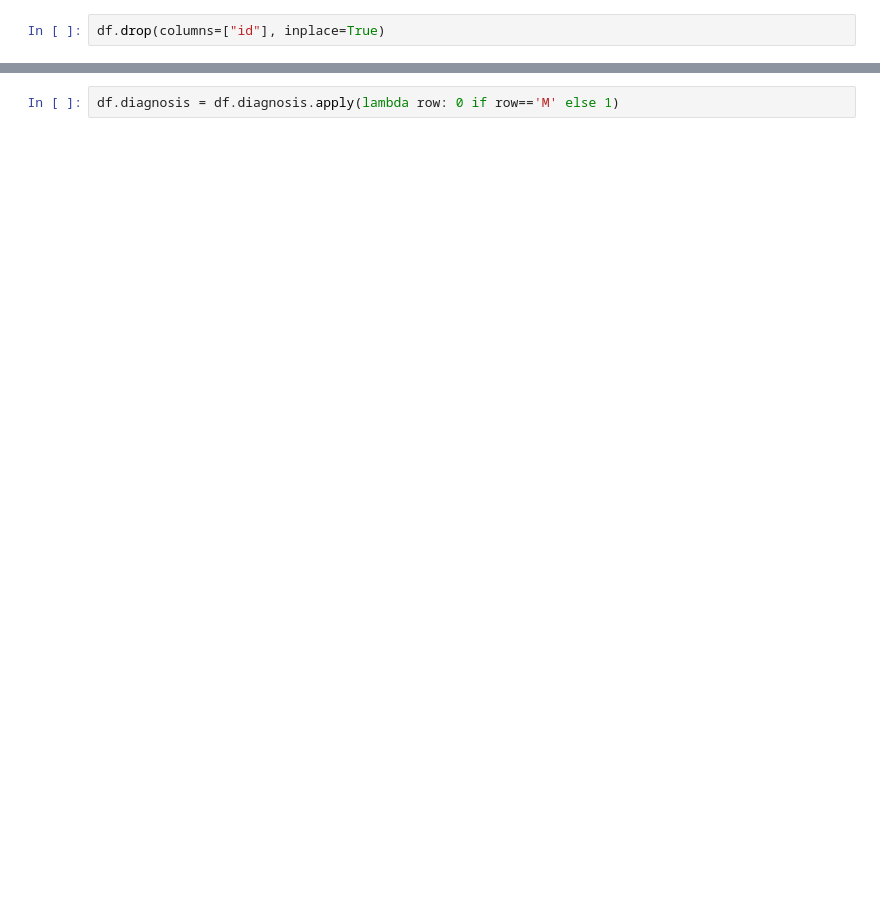
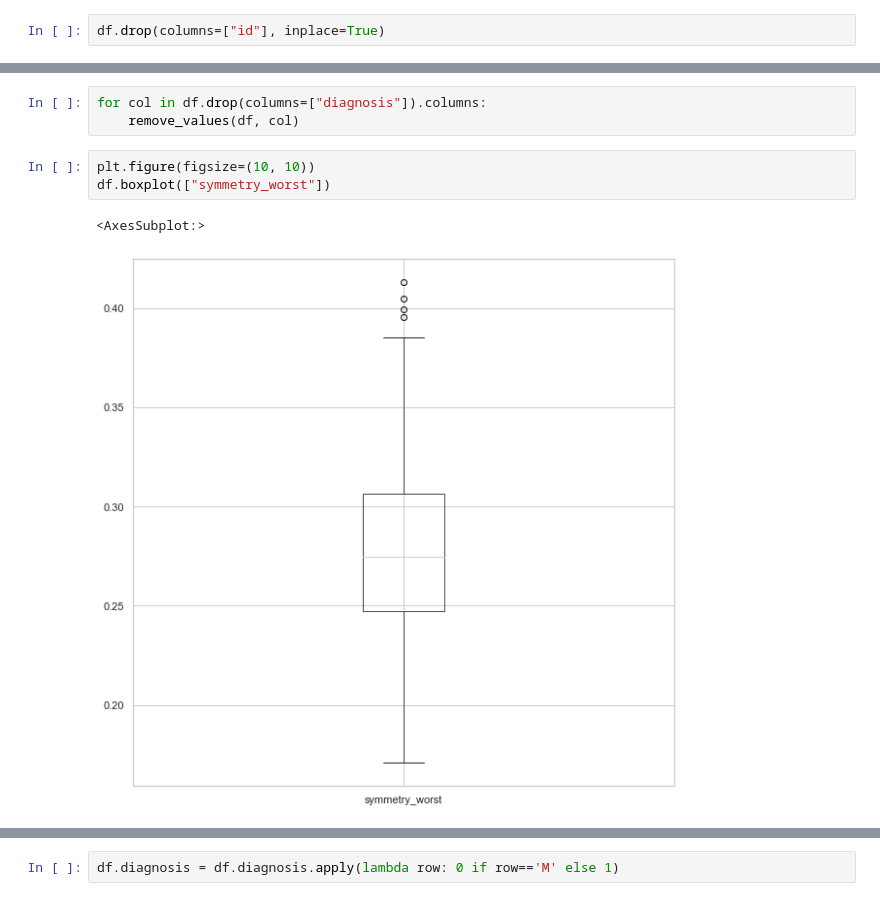
Before and after one commit to AnnaGawrysiak/Breast_cancer_ML, a Jupyter notebook: Cancer.ipynb, the cells around one changed output, grey strips where cells are left out. Drawn from its saved outputs; the diff is of its cells as text; blank space fills up the shorter version.

```diff
--- a/Cancer.ipynb
+++ b/Cancer.ipynb
@@ -179,0 +133,9 @@ df.boxplot(["symmetry_worst"])
+# %%
+for col in df.drop(columns=["diagnosis"]).columns:
+    remove_values(df, col)
+# %%
+plt.figure(figsize=(10, 10))
+df.boxplot(["symmetry_worst"])
+# %% [output]
+<AxesSubplot:>
+[figure, added]
```
Also changed, not shown: parts of 64 cells of this notebook.
